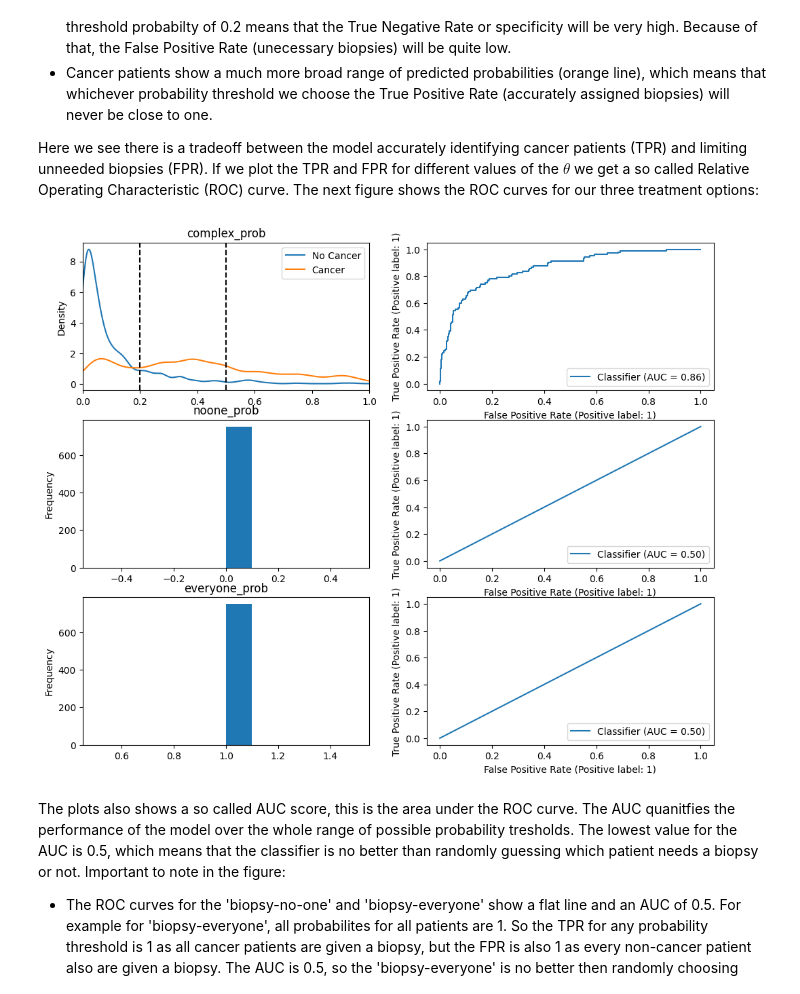
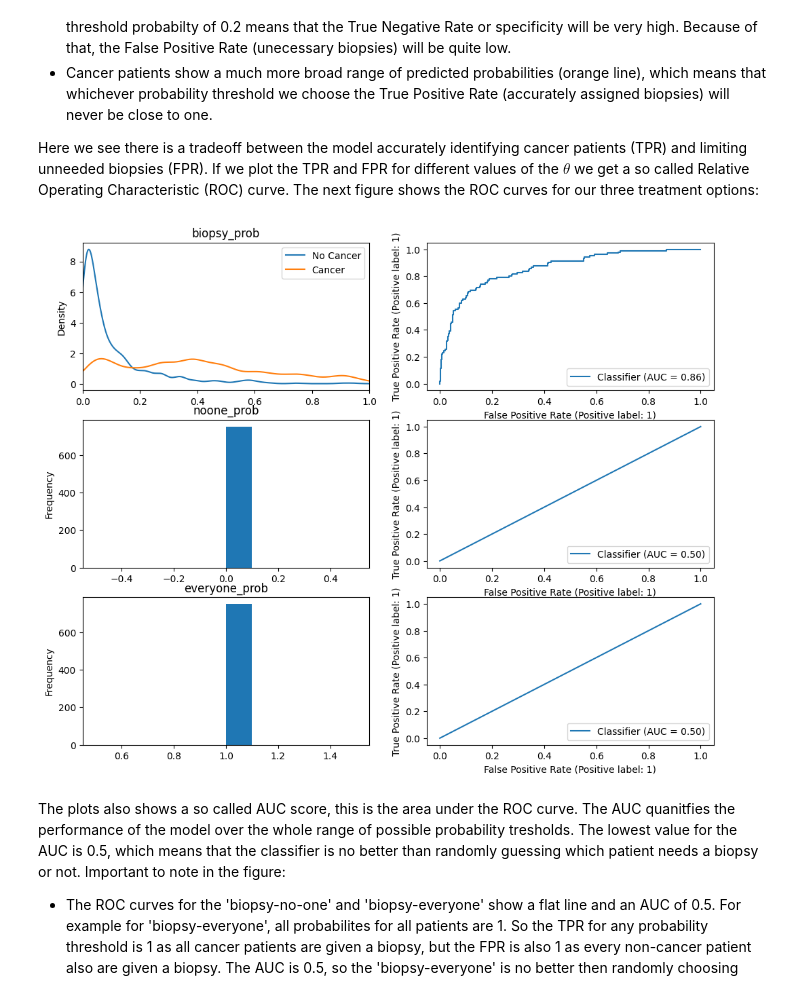
Before and after one commit to ictinnovaties-zorg/dca_blogpost, a Jupyter notebook: dca_blogpost.ipynb, the cells around one changed output. Cells and saved outputs as stored; diff of their text form; code cells hidden in the pictures.

```diff
--- a/dca_blogpost.ipynb
+++ b/dca_blogpost.ipynb
@@ -151,23 +151,23 @@ Here we see there is a tradeoff between the model accurately identifying cancer
 # %%
 from sklearn.metrics import RocCurveDisplay
 
 plt.figure(figsize=(12,13))
 base_subplot = 420
 
-for i, col in enumerate(['complex_prob', 'noone_prob', 'everyone_prob']):
+for i, col in enumerate(['biopsy_prob', 'noone_prob', 'everyone_prob']):
     roc_pos_offset = (2*(i + 1))
     plt.subplot(base_subplot + roc_pos_offset - 1)
-    if col == 'complex_prob':
-        prob_density_plot(df_cancer_dx, col, 'cancer', title=col)
+    if col == 'biopsy_prob':
+        prob_density_plot(df_cancer_dx, col, 'cancer', title=col, vline=[])
     elif col == 'famhistory_prob':
         df_cancer_dx.groupby('cancer')[col].plot.hist(legend=True, xlim=(0,1), title=col)
     else:
         df_cancer_dx[col].plot(kind='hist', title=col)
 
     ax = plt.subplot(base_subplot + roc_pos_offset)
     RocCurveDisplay.from_predictions(y_true = df_cancer_dx['cancer'], y_pred = df_cancer_dx[col], ax=ax)
 # %% [output]
-[figure, old version]
+[figure, new version]
 # %% [markdown]
 The plots also shows a so called AUC score, this is the area under the ROC curve. The AUC quanitfies the performance of the model over the whole range of possible probability tresholds. The lowest value for the AUC is 0.5, which means that the classifier is no better than randomly guessing which patient needs a biopsy or not. Important to note in the figure:
 
```
Also changed, not shown: parts of 2 cells of this notebook.
